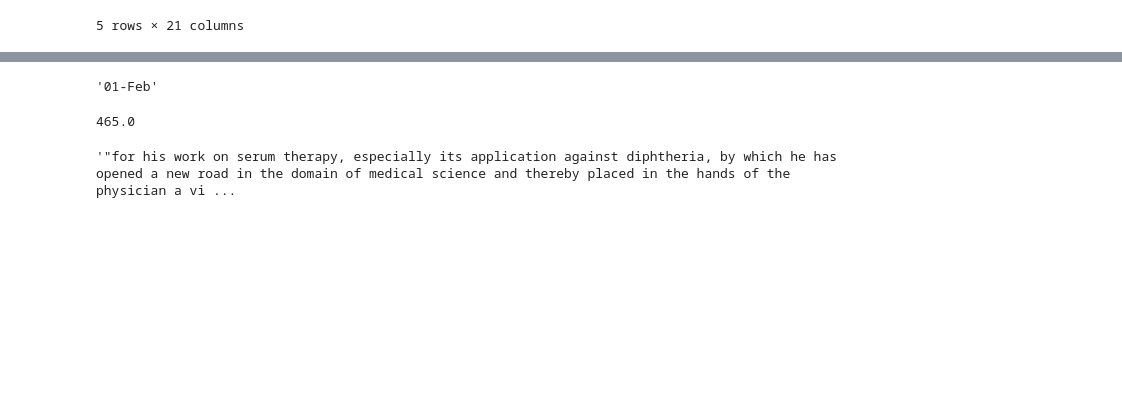
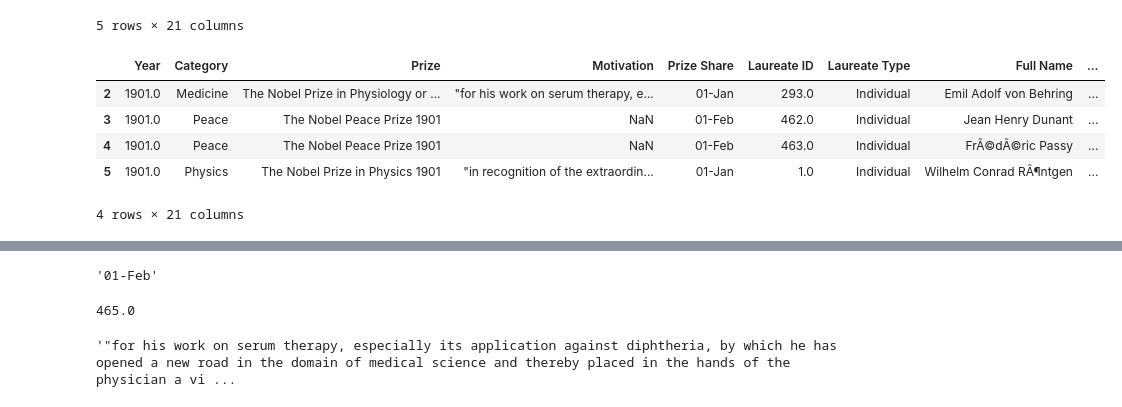
Before and after one commit to tyadav/EDA, a Jupyter notebook: medium_example.ipynb, the cells around one changed output, grey strips where cells are left out. Drawn from its saved outputs; the diff is of its cells as text; code cells hidden in the pictures; blank space fills up the shorter version.

```diff
--- a/medium_example.ipynb
+++ b/medium_example.ipynb
@@ -85,3 +77,15 @@ df.head()
 | 3 | 1901.0 | Peace | The Nobel Peace Prize 1901 | NaN | 01-Feb | 462.0 | Individual | Jean Henry Dunant | ... |
 | 4 | 1901.0 | Peace | The Nobel Peace Prize 1901 | NaN | 01-Feb | 463.0 | Individual | FrÃ©dÃ©ric Passy | ... |
 5 rows × 21 columns
+# %%
+# To get get few rows
+df[2:6]
+
+# starting from 2nd row till 6th row
+# %% [output]
+|  | Year | Category | Prize | Motivation | Prize Share | Laureate ID | Laureate Type | Full Name | ... |
+| 2 | 1901.0 | Medicine | The Nobel Prize in Physiology or ... | "for his work on serum therapy, e... | 01-Jan | 293.0 | Individual | Emil Adolf von Behring | ... |
+| 3 | 1901.0 | Peace | The Nobel Peace Prize 1901 | NaN | 01-Feb | 462.0 | Individual | Jean Henry Dunant | ... |
+| 4 | 1901.0 | Peace | The Nobel Peace Prize 1901 | NaN | 01-Feb | 463.0 | Individual | FrÃ©dÃ©ric Passy | ... |
+| 5 | 1901.0 | Physics | The Nobel Prize in Physics 1901 | "in recognition of the extraordin... | 01-Jan | 1.0 | Individual | Wilhelm Conrad RÃ¶ntgen | ... |
+4 rows × 21 columns
```
Also changed, not shown: parts of 27 cells of this notebook.
